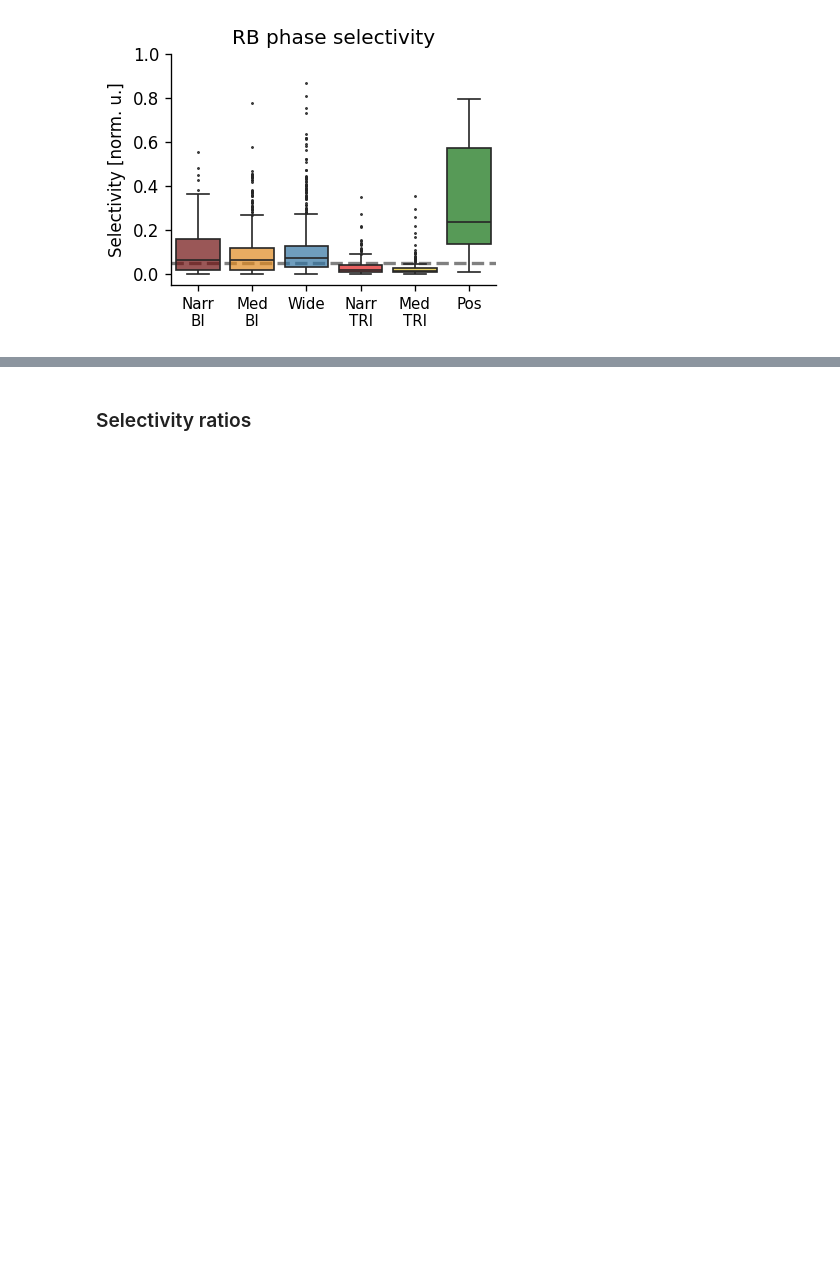
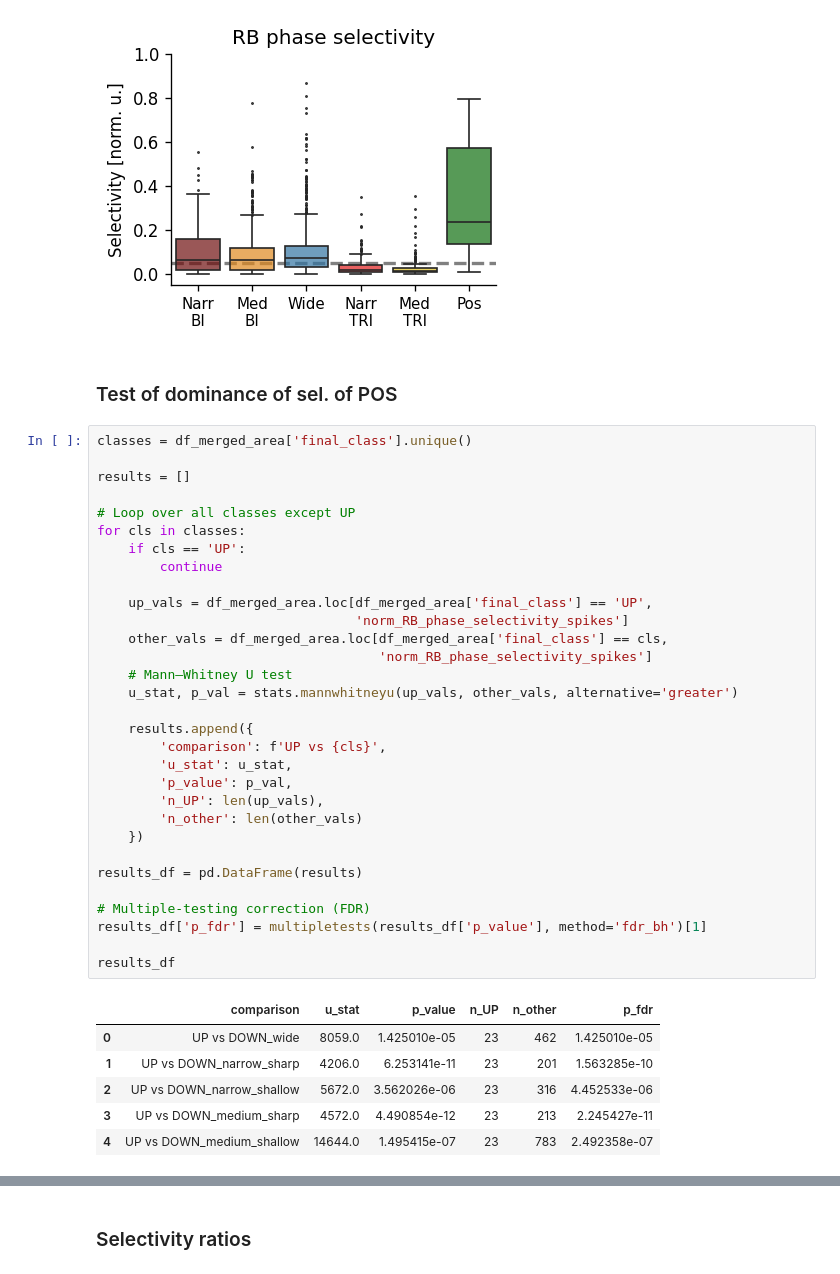
Before and after one commit to NEAM-MFF/Ripples_project, a Jupyter notebook: code/panel_notebooks/F_3_phase_pref.ipynb, the cells around one changed output, grey strips where cells are left out. Saved outputs shown, nothing was run; the diff lists cells and outputs as text; blank space fills up the shorter version.

```diff
--- a/code/panel_notebooks/F_3_phase_pref.ipynb
+++ b/code/panel_notebooks/F_3_phase_pref.ipynb
@@ -480,3 +491,43 @@ plt.show()
 plt.close()
 # %% [output]
 [figure]
+# %% [markdown]
+### Test of dominance of sel. of POS
+# %%
+classes = df_merged_area['final_class'].unique()
+
+results = []
+
+# Loop over all classes except UP
+for cls in classes:
+    if cls == 'UP':
+        continue
+
+    up_vals = df_merged_area.loc[df_merged_area['final_class'] == 'UP',
+                                 'norm_RB_phase_selectivity_spikes']
+    other_vals = df_merged_area.loc[df_merged_area['final_class'] == cls,
+                                    'norm_RB_phase_selectivity_spikes']
+    # Mann–Whitney U test
+    u_stat, p_val = stats.mannwhitneyu(up_vals, other_vals, alternative='greater')
+
+    results.append({
+        'comparison': f'UP vs {cls}',
+        'u_stat': u_stat,
+        'p_value': p_val,
+        'n_UP': len(up_vals),
+        'n_other': len(other_vals)
+    })
+
+results_df = pd.DataFrame(results)
+
+# Multiple-testing correction (FDR)
+results_df['p_fdr'] = multipletests(results_df['p_value'], method='fdr_bh')[1]
+
+results_df
+# %% [output]
+|  | comparison | u_stat | p_value | n_UP | n_other | p_fdr |
+| 0 | UP vs DOWN_wide | 8059.0 | 1.425010e-05 | 23 | 462 | 1.425010e-05 |
+| 1 | UP vs DOWN_narrow_sharp | 4206.0 | 6.253141e-11 | 23 | 201 | 1.563285e-10 |
+| 2 | UP vs DOWN_narrow_shallow | 5672.0 | 3.562026e-06 | 23 | 316 | 4.452533e-06 |
+| 3 | UP vs DOWN_medium_sharp | 4572.0 | 4.490854e-12 | 23 | 213 | 2.245427e-11 |
+| 4 | UP vs DOWN_medium_shallow | 14644.0 | 1.495415e-07 | 23 | 783 | 2.492358e-07 |
```
Also changed, not shown: parts of 14 cells of this notebook, 2 other files.
